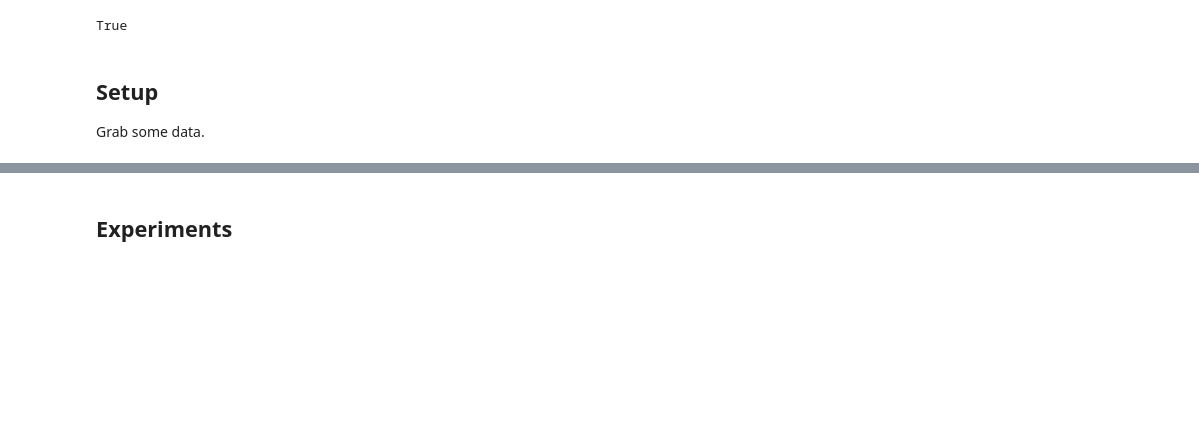
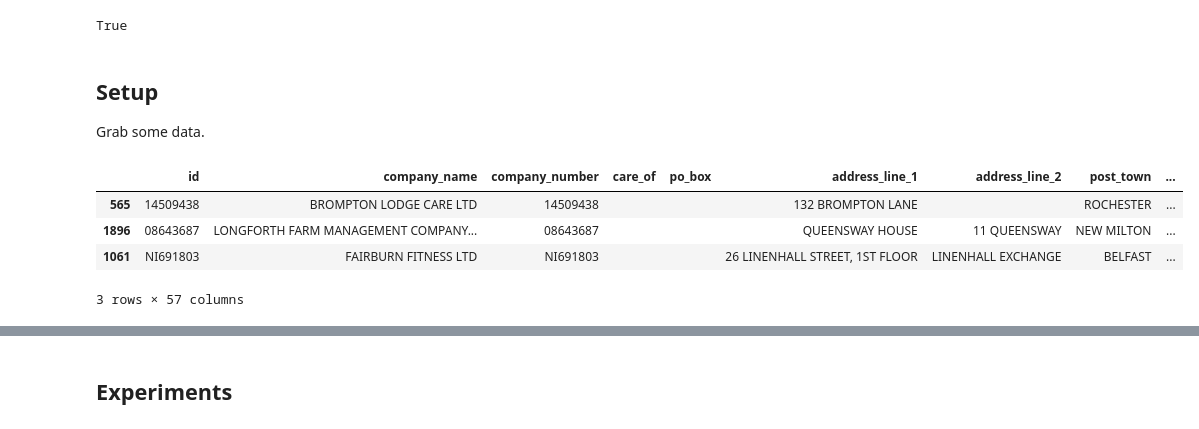
Before and after one commit to will-langdale/matchbox, a Jupyter notebook: notebooks/WL_cleaningfunction.ipynb, the cells around one changed output, grey strips where cells are left out. Saved outputs shown, nothing was run; the diff lists cells and outputs as text; code cells hidden in the pictures; blank space fills up the shorter version.

```diff
--- a/notebooks/WL_cleaningfunction.ipynb
+++ b/notebooks/WL_cleaningfunction.ipynb
@@ -81,4 +81,8 @@ cl_x_exp=SplinkLinker.load(
 # )
 # cl_x_exp.save(path=Path(loc.DATA_SUBDIR['raw'], 'ch_x_exp.pickle'))
 # %%
-df = cl_x_exp.dim_raw.sample(int(1e4))
+# df = cl_x_exp.dim_raw.sample(int(1e4))
+df = Dataset(
+    selector=1970,
+    star=star
+).read_dim(sample=0.05)
@@ -84,0 +95,8 @@ df = cl_x_exp.dim_raw.sample(int(1e4))
+# %%
+df.sample(3)
+# %% [output]
+|  | id | company_name | company_number | care_of | po_box | address_line_1 | address_line_2 | post_town | ... |
+| 565 | 14509438 | BROMPTON LODGE CARE LTD | 14509438 |  |  | 132 BROMPTON LANE |  | ROCHESTER | ... |
+| 1896 | 08643687 | LONGFORTH FARM MANAGEMENT COMPANY... | 08643687 |  |  | QUEENSWAY HOUSE | 11 QUEENSWAY | NEW MILTON | ... |
+| 1061 | NI691803 | FAIRBURN FITNESS LTD | NI691803 |  |  | 26 LINENHALL STREET, 1ST FLOOR | LINENHALL EXCHANGE | BELFAST | ... |
+3 rows × 57 columns
```
Also changed, not shown: parts of 15 cells of this notebook, 38 other files.
